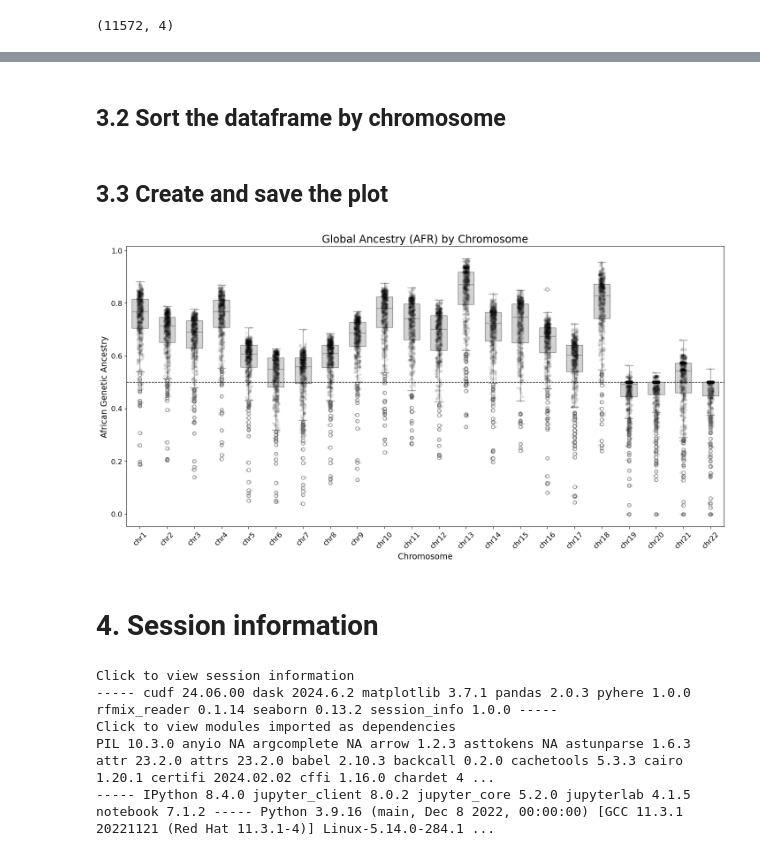
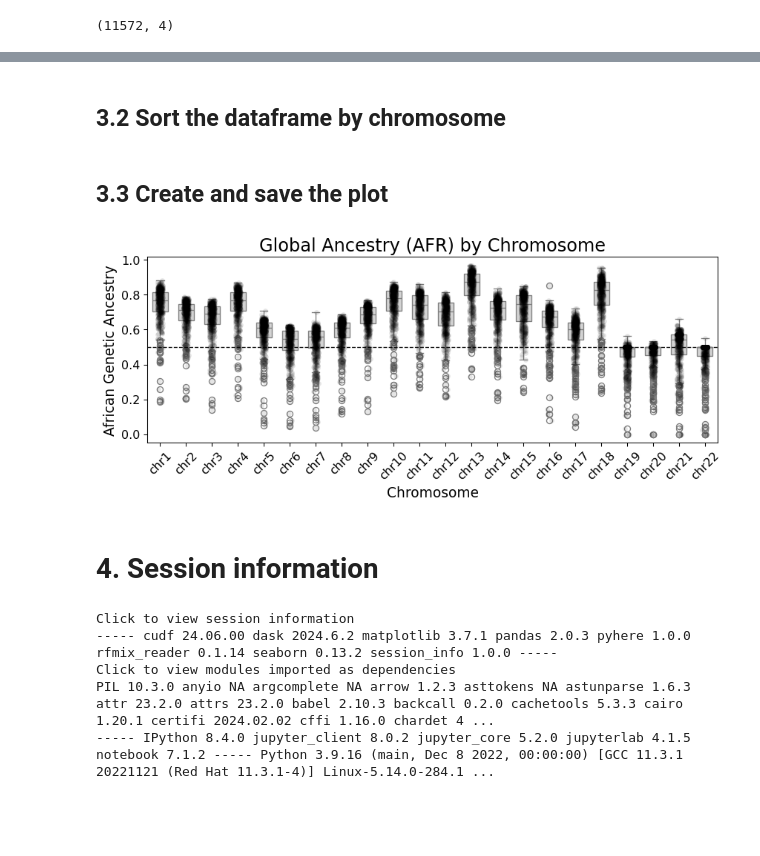
Before and after one commit to heart-gen/rfmix_reader-benchmarking, a Jupyter notebook: functional_results/global_chromosome/_m/visualization.ipynb, the cells around one changed output, grey strips where cells are left out. Drawn from its saved outputs; the diff is of its cells as text; code cells hidden in the pictures; blank space fills up the shorter version.

Commit message:
adjust figure size

```diff
--- a/functional_results/global_chromosome/_m/visualization.ipynb
+++ b/functional_results/global_chromosome/_m/visualization.ipynb
@@ -39,31 +39,31 @@ chrom_order = [f'chr{i}' for i in range(1, 23)]
 rf_q_pandas = rf_q.to_pandas() # Convert cuDF to pandas DataFrame
 rf_q_pandas['chrom'] = pd.Categorical(rf_q_pandas['chrom'],
                                       categories=chrom_order, ordered=True)
-# %% [markdown]
-## 3.2 Sort the dataframe by chromosome
+# %% [markdown]
+## 3.2 Sort the dataframe by chromosome
 # %%
 rf_q_sorted = rf_q_pandas.sort_values('chrom')
 rf_q_sorted.head()
-# %% [markdown]
-## 3.3 Create and save the plot
+# %% [markdown]
+## 3.3 Create and save the plot
 # %%
-plt.figure(figsize=(15, 8))
+plt.figure(figsize=(9, 4))
 sns.boxplot(x='chrom', y='AFR', data=rf_q_sorted,
             color='lightgray', width=0.6)
 sns.stripplot(x='chrom', y='AFR', data=rf_q_sorted,
               color='black', alpha=0.1, jitter=True)
 plt.axhline(y=0.5, color='black', linestyle='--', linewidth=1)
 plt.title('Global Ancestry (AFR) by Chromosome', fontsize=18)
 plt.xlabel('Chromosome', fontsize=14)
 plt.ylabel('African Genetic Ancestry', fontsize=14)
 plt.xticks(rotation=45, fontsize=12)
 plt.yticks(fontsize=12)
 plt.tight_layout()
 plt.savefig('global_ancestry_boxplot.pdf', dpi=300, bbox_inches='tight')
 # %% [output]
-[figure, old version]
+[figure, new version]
-# %% [markdown]
-# 4. Session information
+# %% [markdown]
+# 4. Session information
 # %%
 session_info.show()
 # %% [output]
```
Also changed, not shown: parts of 6 cells of this notebook, 5 other files.
